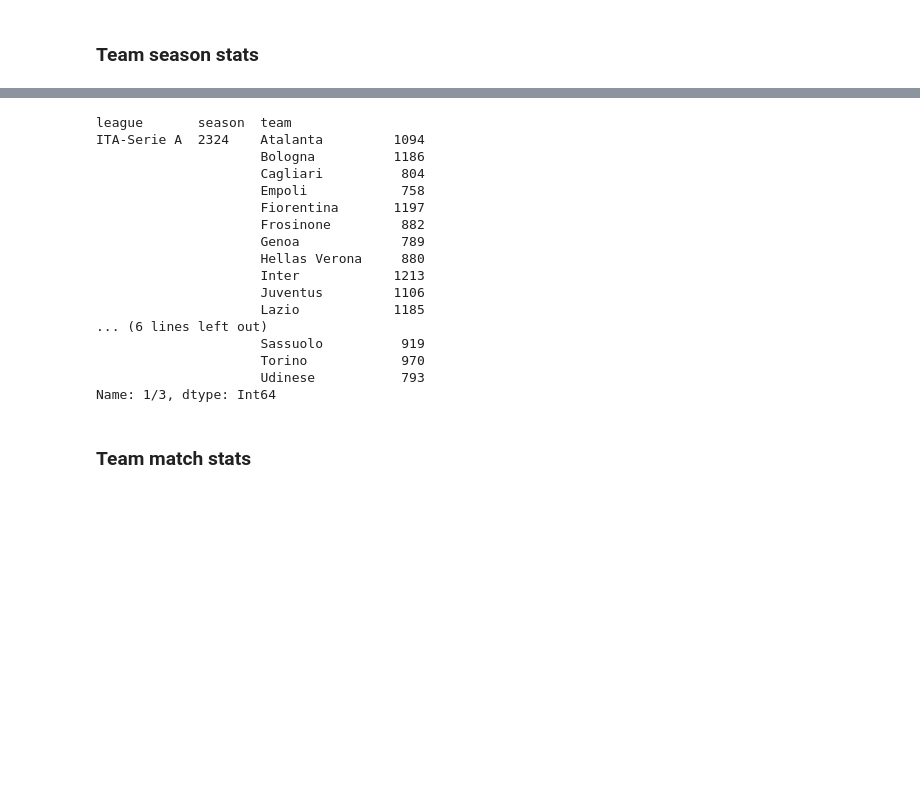
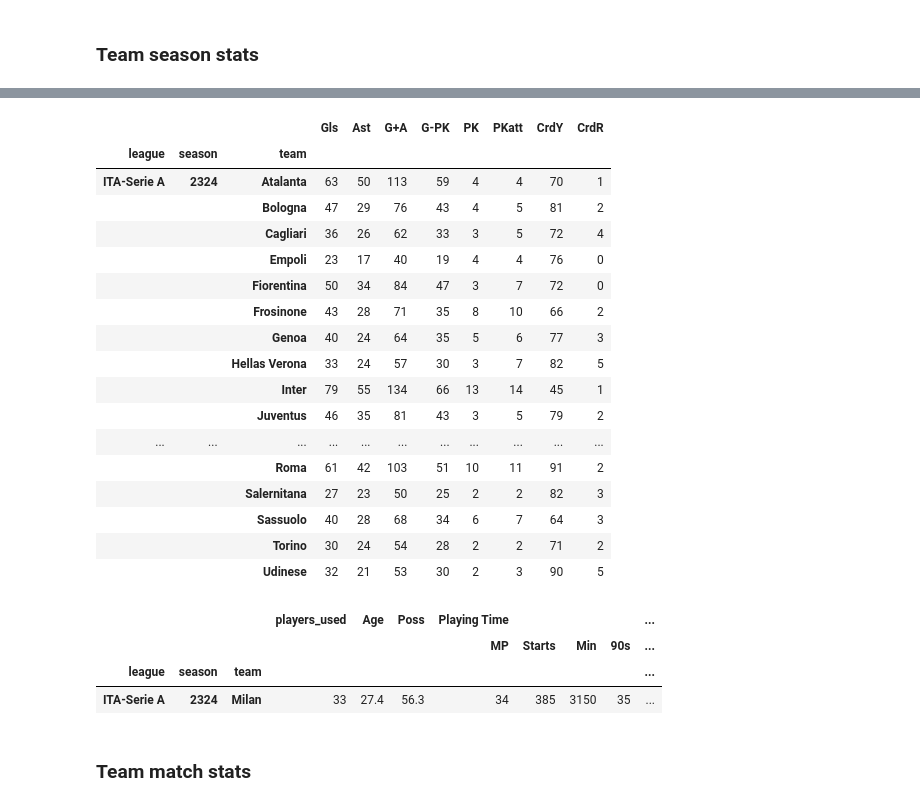
Before and after one commit to FrankMaverick/fantacalcio-scraper-test, a Jupyter notebook: SoccerData/SoccerData-FBRef.ipynb, the cells around one changed output, grey strips where cells are left out. Cells and saved outputs as stored; diff of their text form; code cells hidden in the pictures; blank space fills up the shorter version.

```diff
--- a/SoccerData/SoccerData-FBRef.ipynb
+++ b/SoccerData/SoccerData-FBRef.ipynb
@@ -55,25 +55,33 @@ team_season_stats.head()
 # %%
 team_season_stats.to_json("./data/FBRef/team_season_stats.json")
-# %%
-team_season_stats['1/3']
-# %% [output]
-league       season  team
-ITA-Serie A  2324    Atalanta         1094
-                     Bologna          1186
-                     Cagliari          804
-                     Empoli            758
-                     Fiorentina       1197
-                     Frosinone         882
-                     Genoa             789
-                     Hellas Verona     880
-                     Inter            1213
-                     Juventus         1106
-                     Lazio            1185
-... (6 lines left out)
-                     Sassuolo          919
-                     Torino            970
-                     Udinese           793
-Name: 1/3, dtype: Int64
+# %%
+team_season_stats['Performance']
+# %% [output]
+|  |  |  | Gls | Ast | G+A | G-PK | PK | PKatt | CrdY | CrdR |
+| league | season | team |  |  |  |  |  |  |  |  |
+| ITA-Serie A | 2324 | Atalanta | 63 | 50 | 113 | 59 | 4 | 4 | 70 | 1 |
+|  |  | Bologna | 47 | 29 | 76 | 43 | 4 | 5 | 81 | 2 |
+|  |  | Cagliari | 36 | 26 | 62 | 33 | 3 | 5 | 72 | 4 |
+|  |  | Empoli | 23 | 17 | 40 | 19 | 4 | 4 | 76 | 0 |
+|  |  | Fiorentina | 50 | 34 | 84 | 47 | 3 | 7 | 72 | 0 |
+|  |  | Frosinone | 43 | 28 | 71 | 35 | 8 | 10 | 66 | 2 |
+|  |  | Genoa | 40 | 24 | 64 | 35 | 5 | 6 | 77 | 3 |
+|  |  | Hellas Verona | 33 | 24 | 57 | 30 | 3 | 7 | 82 | 5 |
+|  |  | Inter | 79 | 55 | 134 | 66 | 13 | 14 | 45 | 1 |
+|  |  | Juventus | 46 | 35 | 81 | 43 | 3 | 5 | 79 | 2 |
+| ... | ... | ... | ... | ... | ... | ... | ... | ... | ... | ... |
+|  |  | Roma | 61 | 42 | 103 | 51 | 10 | 11 | 91 | 2 |
+|  |  | Salernitana | 27 | 23 | 50 | 25 | 2 | 2 | 82 | 3 |
+|  |  | Sassuolo | 40 | 28 | 68 | 34 | 6 | 7 | 64 | 3 |
+|  |  | Torino | 30 | 24 | 54 | 28 | 2 | 2 | 71 | 2 |
+|  |  | Udinese | 32 | 21 | 53 | 30 | 2 | 3 | 90 | 5 |
+# %%
+team_season_stats[team_season_stats.index.get_level_values('team') == 'Milan']
+# %% [output]
+|  |  |  | players_used | Age | Poss | Playing Time |  |  |  | ... |
+|  |  |  |  |  |  | MP | Starts | Min | 90s | ... |
+| league | season | team |  |  |  |  |  |  |  | ... |
+| ITA-Serie A | 2324 | Milan | 33 | 27.4 | 56.3 | 34 | 385 | 3150 | 35 | ... |
 # %% [markdown]
 ### Team match stats
 # %%
```
Also changed, not shown: parts of 5 cells of this notebook, 4 other files.
